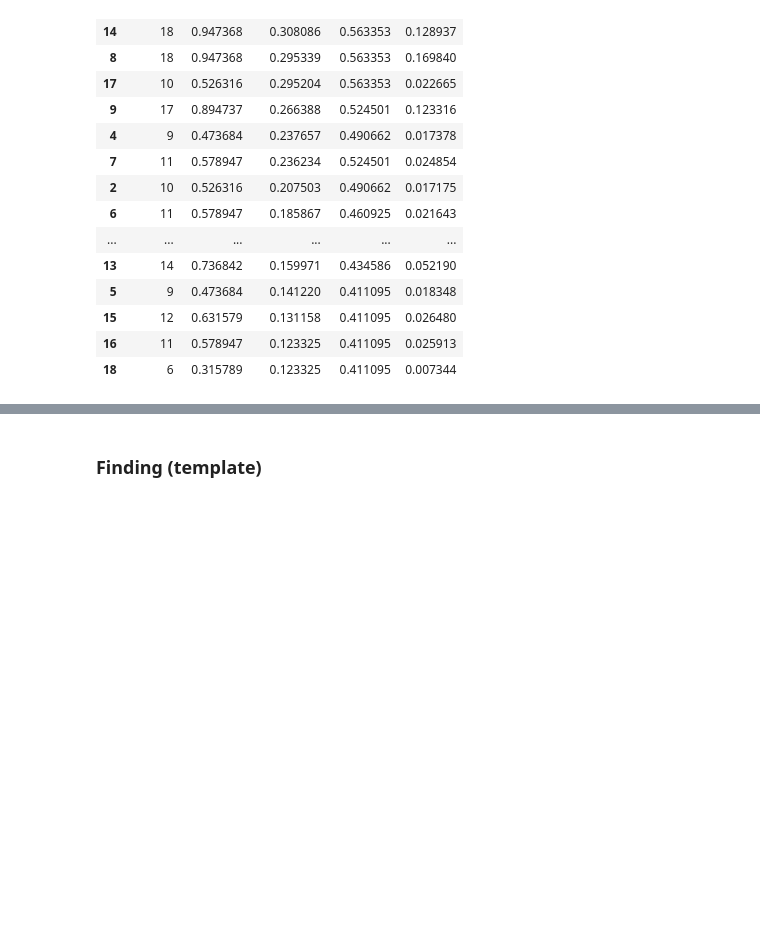
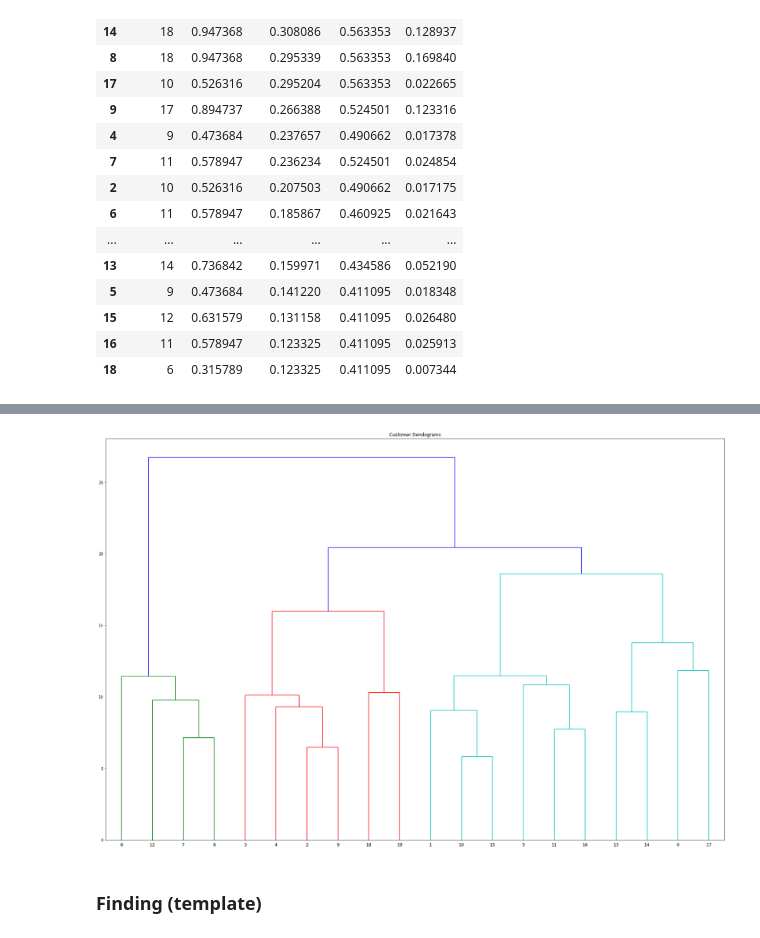
Before and after one commit to czhu505/Data620-Fireflies, a Jupyter notebook: project_2/Speed Dating Experiment.ipynb, the cells around one changed output, grey strips where cells are left out. Drawn from its saved outputs; the diff is of its cells as text; code cells hidden in the pictures; blank space fills up the shorter version.

```diff
--- a/project_2/Speed Dating Experiment.ipynb
+++ b/project_2/Speed Dating Experiment.ipynb
@@ -180,3 +202,7 @@ array(['iid', 'id', 'gender', 'idg', 'condtn', 'wave', 'round',
 # %%
-character_iid=dating1[['iid','career','career_c', 'sports', 'tvsports', 'exercise', 'dining', 'museums','art', 'hiking', 'gaming', 'clubbing', 'reading', 'tv', 'theater',
-       'movies', 'concerts', 'music', 'shopping', 'yoga', 'exphappy']]
+intrests=dating1[['iid','sports', 'tvsports', 'exercise', 'dining', 'museums','art', 'hiking', 'gaming', 'clubbing', 'reading', 'tv', 'theater',
+       'movies', 'concerts', 'music', 'shopping', 'yoga']]
+intrests=intrests.dropna(how='any',axis=0)
+intrests=intrests.drop_duplicates()
+data=intrests.set_index('iid')
+data = data.iloc[:, 2:].values
@@ -186,3 +209,9 @@ pid_rating=dating1[['pid','attr1_1', 'sinc1_1', 'intel1_1', 'fun1_1', 'amb1_1',
+# %%
+plt.figure(figsize=(30, 20))
+plt.title("Customer Dendograms")
+dend = shc.dendrogram(shc.linkage(data, method='ward'))
+# %% [output]
+[figure, added]
 # %% [markdown]
 ###  Finding (template)
 # %% [markdown]
```
Also changed, not shown: parts of 21 cells of this notebook.
